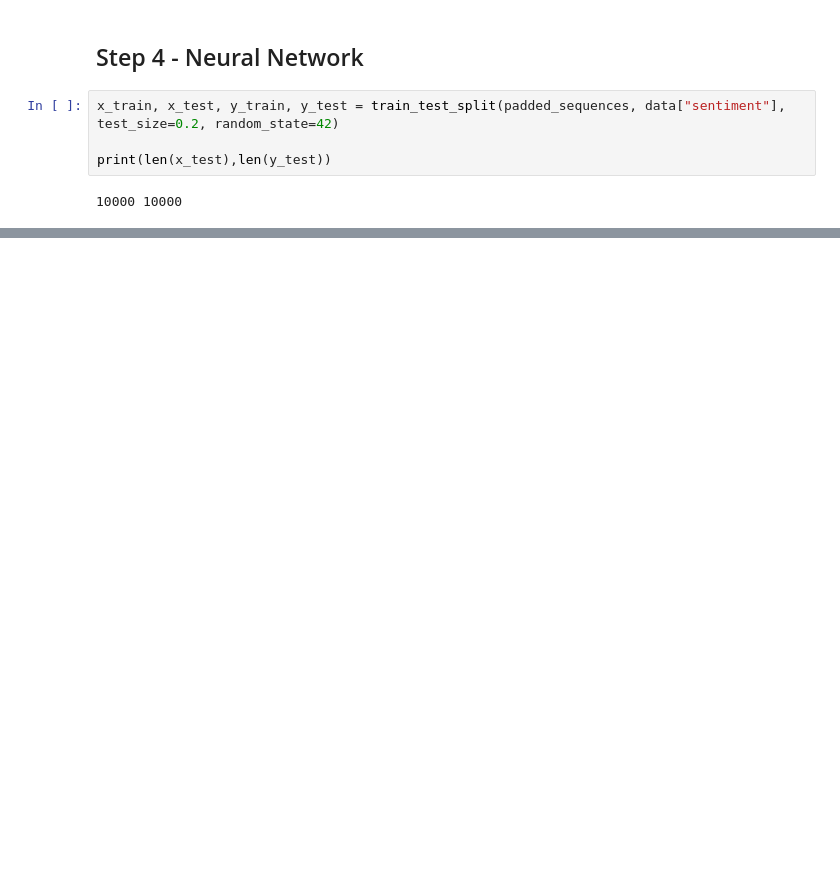
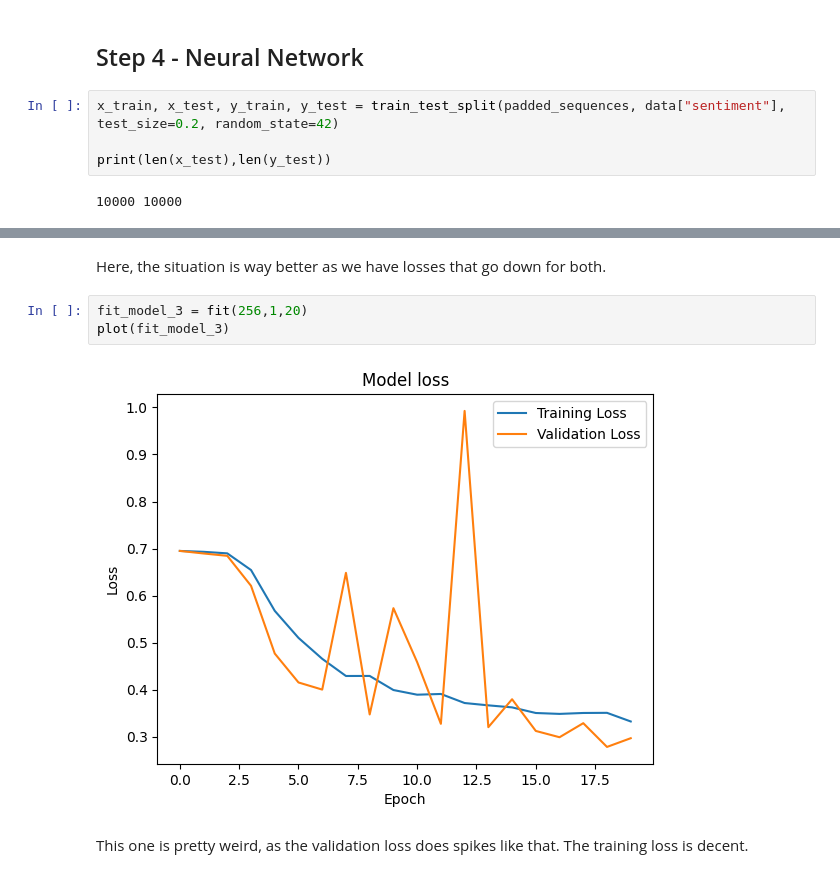
Before and after one commit to GNOATXEL/AI_MARTIN_AMARA, a Jupyter notebook: main.ipynb, the cells around one changed output, grey strips where cells are left out. Drawn from its saved outputs; the diff is of its cells as text; blank space fills up the shorter version.

```diff
--- a/main.ipynb
+++ b/main.ipynb
@@ -58,0 +99,9 @@ print(len(x_test),len(y_test))
+# %% [markdown]
+Here, the situation is way better as we have losses that go down for both.
+# %%
+fit_model_3 = fit(256,1,20)
+plot(fit_model_3)
+# %% [output]
+[figure, added]
+# %% [markdown]
+This one is pretty weird, as the validation loss does spikes like that. The training loss is decent.
```
Also changed, not shown: parts of 23 cells of this notebook.
